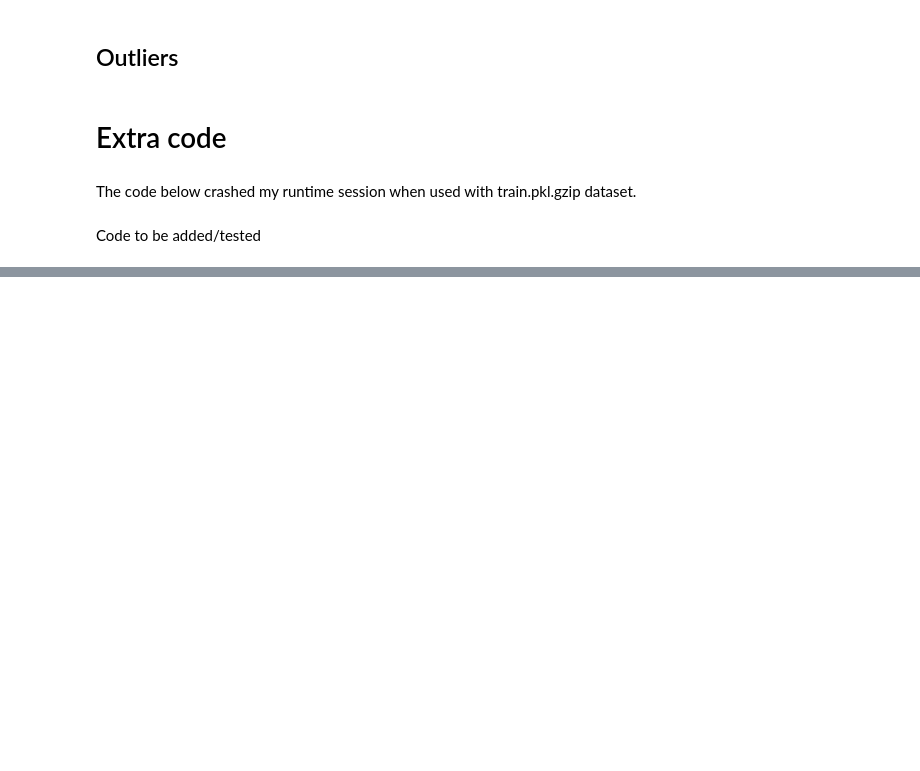
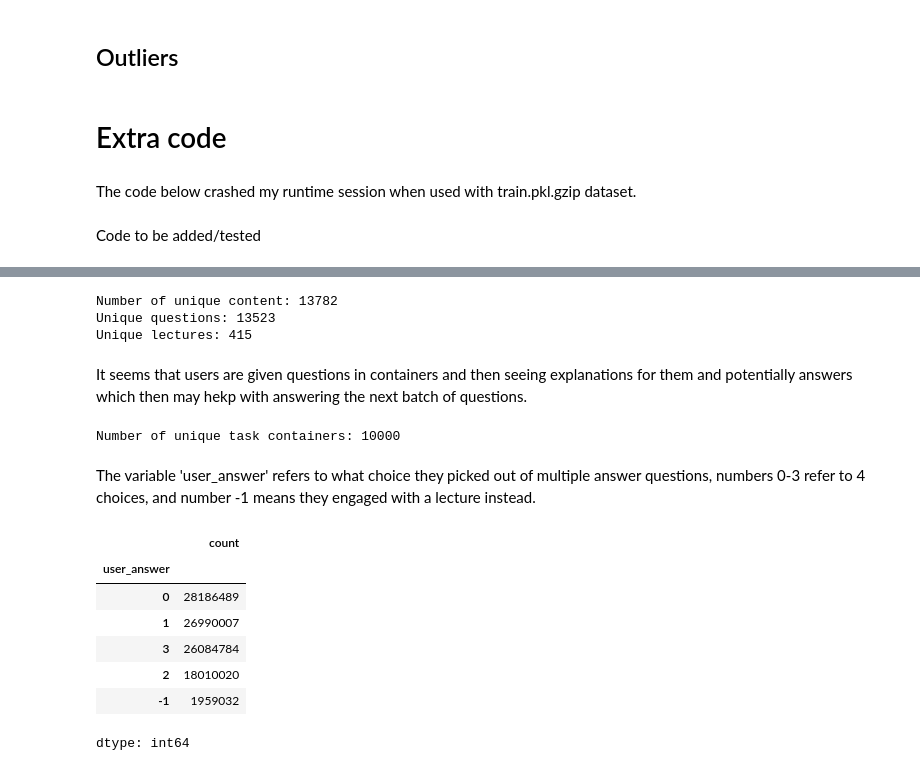
Before and after one commit to theresaskruzna/riiid_knowledge_tracing, a Jupyter notebook: 01_Data_Exploration.ipynb, the cells around one changed output, grey strips where cells are left out. Saved outputs shown, nothing was run; the diff lists cells and outputs as text; code cells hidden in the pictures; blank space fills up the shorter version.

Commit message:
EDA for train.pkl

```diff
--- a/01_Data_Exploration.ipynb
+++ b/01_Data_Exploration.ipynb
@@ -610,0 +642,30 @@ print(train_df.content_type_id.value_counts())
+# %%
+num_unique_content = train_df['content_id'].nunique()
+print(f"Number of unique content: {num_unique_content}")
+
+# Calculate and print unique questions and lectures in one line
+print(f"Unique questions: {train_df[train_df.content_type_id == False].content_id.nunique()}\nUnique lectures: {train_df[train_df.content_type_id == True].content_id.nunique()}")
+# %% [output]
+Number of unique content: 13782
+Unique questions: 13523
+Unique lectures: 415
+# %% [markdown]
+It seems that users are given questions in containers and then seeing explanations for them and potentially answers which then may hekp with answering the next batch of questions.
+# %%
+unique_task_container = train_df['task_container_id'].nunique()
+print(f"Number of unique task containers: {unique_task_container}")
+# %% [output]
+Number of unique task containers: 10000
+# %% [markdown]
+The variable 'user_answer' refers to what choice they picked out of multiple answer questions, numbers 0-3 refer to 4 choices, and number -1 means they engaged with a lecture instead.
+# %%
+train_df.user_answer.value_counts()
+# %% [output]
+|  | count |
+| user_answer |  |
+| 0 | 28186489 |
+| 1 | 26990007 |
+| 3 | 26084784 |
+| 2 | 18010020 |
+| -1 | 1959032 |
+dtype: int64
```
Also changed, not shown: parts of 17 cells of this notebook.
